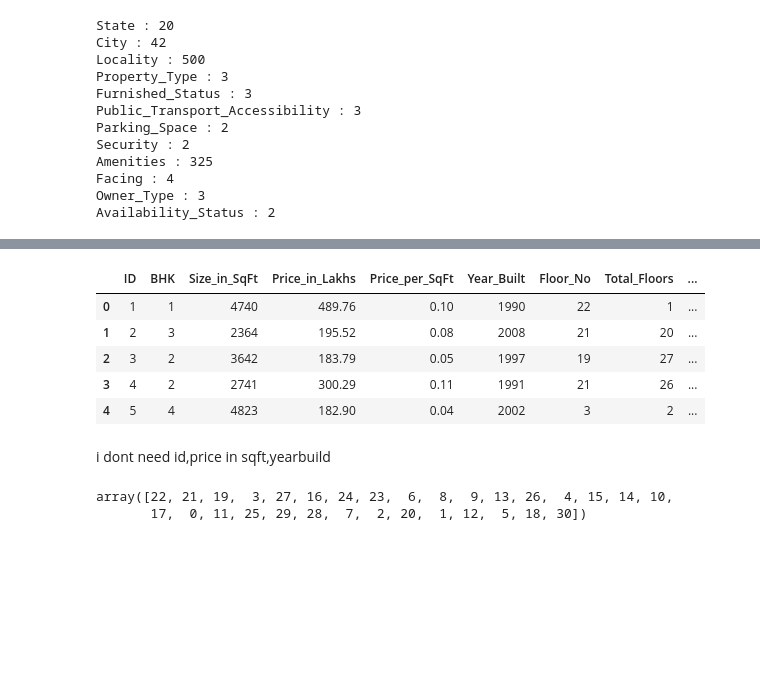
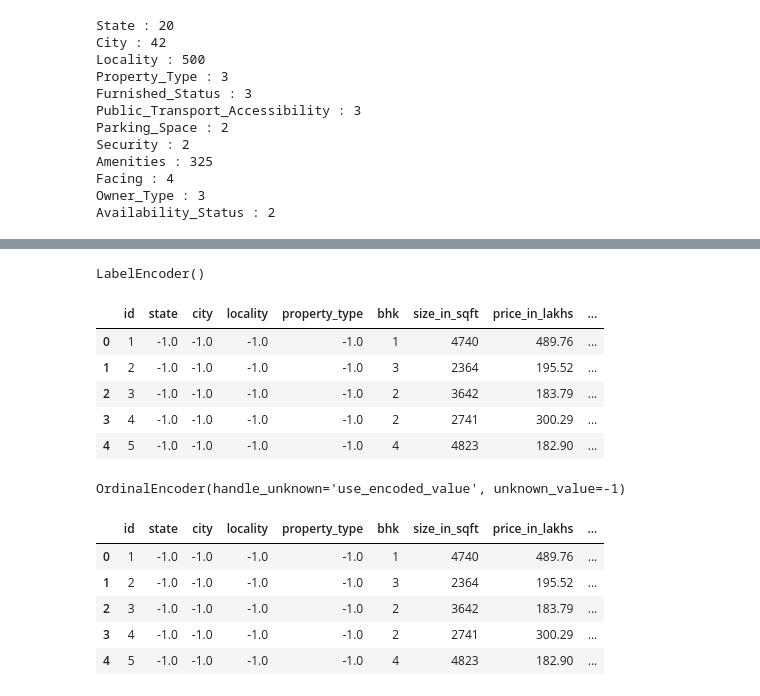
Before and after one commit to prashant-210110/programs, a Jupyter notebook: house pricing pro/hosepricing.ipynb, the cells around one changed output, grey strips where cells are left out. Cells and saved outputs as stored; diff of their text form; code cells hidden in the pictures; blank space fills up the shorter version.

```diff
--- a/house pricing pro/hosepricing.ipynb
+++ b/house pricing pro/hosepricing.ipynb
@@ -215,0 +408,3 @@ Nearby_Hospitals : [ 3  1  8  7  9  6 10  5  4  2]
+# %%
+cat_cols=df.select_dtypes(exclude=["int","float"])
+cat_cols
@@ -215,0 +425,5 @@ Nearby_Hospitals : [ 3  1  8  7  9  6 10  5  4  2]
+# %%
+from sklearn.preprocessing import OrdinalEncoder
+le=OrdinalEncoder(handle_unknown="use_encoded_value", unknown_value=-1)
+for i in cat_cols:
+    df[i]=le.fit_transform(df[[i]])
@@ -215,0 +432,8 @@ Nearby_Hospitals : [ 3  1  8  7  9  6 10  5  4  2]
+# %%
+cat_cols=df.select_dtypes(include="object")
+# %%
+from sklearn.preprocessing import LabelEncoder
+le=LabelEncoder()
+for i in cat_cols:
+    df[i]=le.fit_transform(df[i])
+df.head()
@@ -216,16 +448,31 @@ Nearby_Hospitals : [ 3  1  8  7  9  6 10  5  4  2]
+# %%
+import pickle
+
+pickle.dump(le,open("encoder.pkl","wb"))
+pickle.load(open("encoder.pkl","rb"))
+# %% [output]
+LabelEncoder()
 # %%
-numcols.head()
+df.head()
 # %% [output]
-|  | ID | BHK | Size_in_SqFt | Price_in_Lakhs | Price_per_SqFt | Year_Built | Floor_No | Total_Floors | ... |
-| 0 | 1 | 1 | 4740 | 489.76 | 0.10 | 1990 | 22 | 1 | ... |
-| 1 | 2 | 3 | 2364 | 195.52 | 0.08 | 2008 | 21 | 20 | ... |
-| 2 | 3 | 2 | 3642 | 183.79 | 0.05 | 1997 | 19 | 27 | ... |
-| 3 | 4 | 2 | 2741 | 300.29 | 0.11 | 1991 | 21 | 26 | ... |
-| 4 | 5 | 4 | 4823 | 182.90 | 0.04 | 2002 | 3 | 2 | ... |
+|  | id | state | city | locality | property_type | bhk | size_in_sqft | price_in_lakhs | ... |
+| 0 | 1 | -1.0 | -1.0 | -1.0 | -1.0 | 1 | 4740 | 489.76 | ... |
+| 1 | 2 | -1.0 | -1.0 | -1.0 | -1.0 | 3 | 2364 | 195.52 | ... |
+| 2 | 3 | -1.0 | -1.0 | -1.0 | -1.0 | 2 | 3642 | 183.79 | ... |
+| 3 | 4 | -1.0 | -1.0 | -1.0 | -1.0 | 2 | 2741 | 300.29 | ... |
+| 4 | 5 | -1.0 | -1.0 | -1.0 | -1.0 | 4 | 4823 | 182.90 | ... |
-# %% [markdown]
-i dont need id,price in sqft,yearbuild
-# %%
-df["floor_no"].unique()
-# %% [output]
-array([22, 21, 19,  3, 27, 16, 24, 23,  6,  8,  9, 13, 26,  4, 15, 14, 10,
-       17,  0, 11, 25, 29, 28,  7,  2, 20,  1, 12,  5, 18, 30])
+# %%
+import pickle
+pickle.dump(le,open("encoding.pkl","wb"))
+pickle.load(open("encoding.pkl","rb"))
+# %% [output]
+OrdinalEncoder(handle_unknown='use_encoded_value', unknown_value=-1)
+# %%
+df.head()
+# %% [output]
+|  | id | state | city | locality | property_type | bhk | size_in_sqft | price_in_lakhs | ... |
+| 0 | 1 | -1.0 | -1.0 | -1.0 | -1.0 | 1 | 4740 | 489.76 | ... |
+| 1 | 2 | -1.0 | -1.0 | -1.0 | -1.0 | 3 | 2364 | 195.52 | ... |
+| 2 | 3 | -1.0 | -1.0 | -1.0 | -1.0 | 2 | 3642 | 183.79 | ... |
+| 3 | 4 | -1.0 | -1.0 | -1.0 | -1.0 | 2 | 2741 | 300.29 | ... |
+| 4 | 5 | -1.0 | -1.0 | -1.0 | -1.0 | 4 | 4823 | 182.90 | ... |
```
Also changed, not shown: parts of 61 cells of this notebook, 7 other files.
